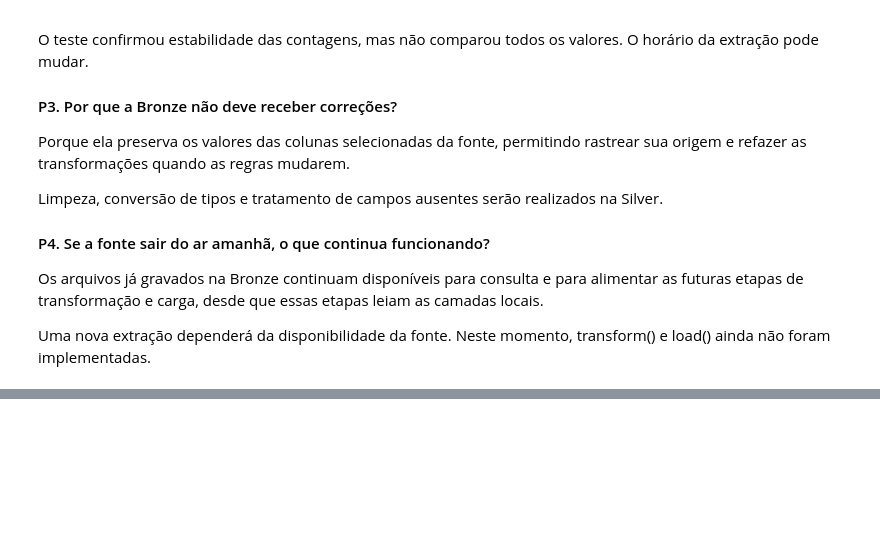
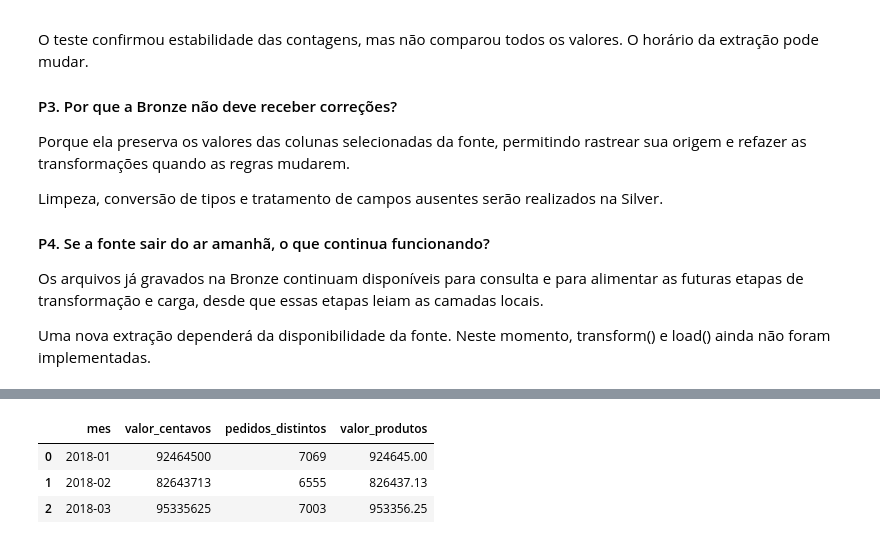
Before and after one commit to NatanHH/pipeline-olist, a Jupyter notebook: pipeline-olist.ipynb, the cells around one changed output, grey strips where cells are left out. Saved outputs shown, nothing was run; the diff lists cells and outputs as text; code cells hidden in the pictures; blank space fills up the shorter version.

```diff
--- a/pipeline-olist.ipynb
+++ b/pipeline-olist.ipynb
@@ -417,19 +501,13 @@ horário da extração.
 
 Nesta etapa não faremos limpeza, junções nem filtro de status.
 # %%
-# Caminhos relativos usam a pasta de execucao do notebook como referencia.
-from pathlib import Path
-
-pasta_data = Path("data")
-
-destino_bronze = pasta_data / "bronze"
-destino_silver = pasta_data / "silver"
-destino_gold = pasta_data / "gold"
-
-for pasta in [destino_bronze, destino_silver, destino_gold]:
-    # parents cria os niveis necessarios; exist_ok permite repetir a celula.
-    pasta.mkdir(parents=True, exist_ok=True)
-    print(f"{pasta}: existe = {pasta.is_dir()}")
+# Caminhos relativos definidos na configuracao do inicio.
+destino_bronze = CONFIG['bronze']
+destino_silver = CONFIG['silver']
+destino_gold = CONFIG['gold']
+for pasta in [destino_bronze,destino_silver,destino_gold]:
+    pasta.mkdir(parents=True,exist_ok=True)
+    print(f'{pasta}: existe = {pasta.is_dir()}')
 # %% [output]
 data\bronze: existe = True
 data\silver: existe = True
@@ -621,0 +1324,19 @@ Neste momento, transform() e load() ainda não foram implementadas.
+# %%
+raiz_parametro = CONFIG['testes']/f'parametro_{uuid4().hex[:8]}'
+try:
+    configurar_pastas(raiz_parametro)
+    CONFIG.update(fontes=fontes_teste,inicio='2018-01-01',fim='2018-04-01')
+    gold_parametro = pipeline()
+    esperado = golds['mensal'].query("mes >= '2018-01' and mes < '2018-04'").reset_index(drop=True)
+    pd.testing.assert_frame_equal(gold_parametro['mensal'],esperado)
+    registro = pd.read_csv(CONFIG['historico']).iloc[-1]
+    assert json.loads(registro.parametros)['inicio']=='2018-01-01'
+    display(gold_parametro['mensal'])
+finally:
+    CONFIG.clear()
+    CONFIG.update(base_config)
+# %% [output]
+|  | mes | valor_centavos | pedidos_distintos | valor_produtos |
+| 0 | 2018-01 | 92464500 | 7069 | 924645.00 |
+| 1 | 2018-02 | 82643713 | 6555 | 826437.13 |
+| 2 | 2018-03 | 95335625 | 7003 | 953356.25 |
```
Also changed, not shown: parts of 29 cells of this notebook, 20 other files.
